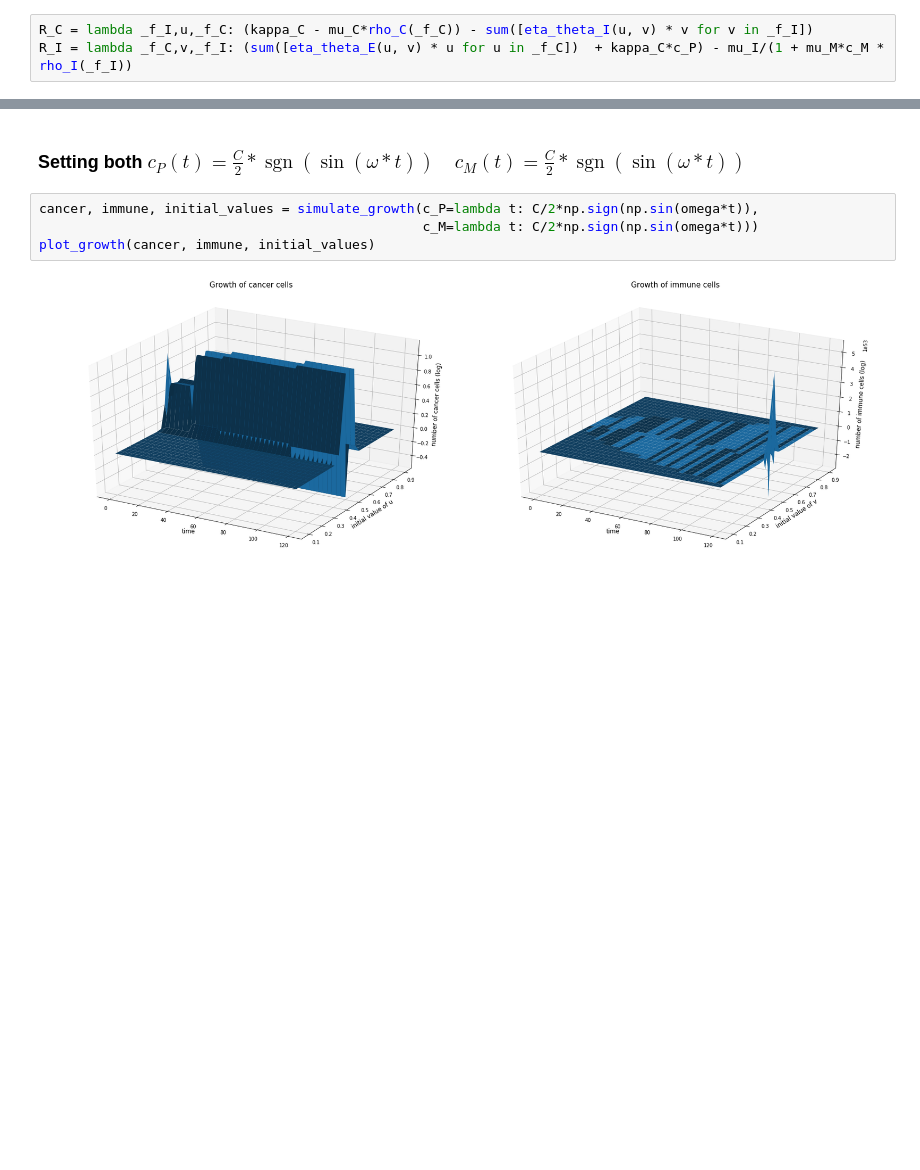
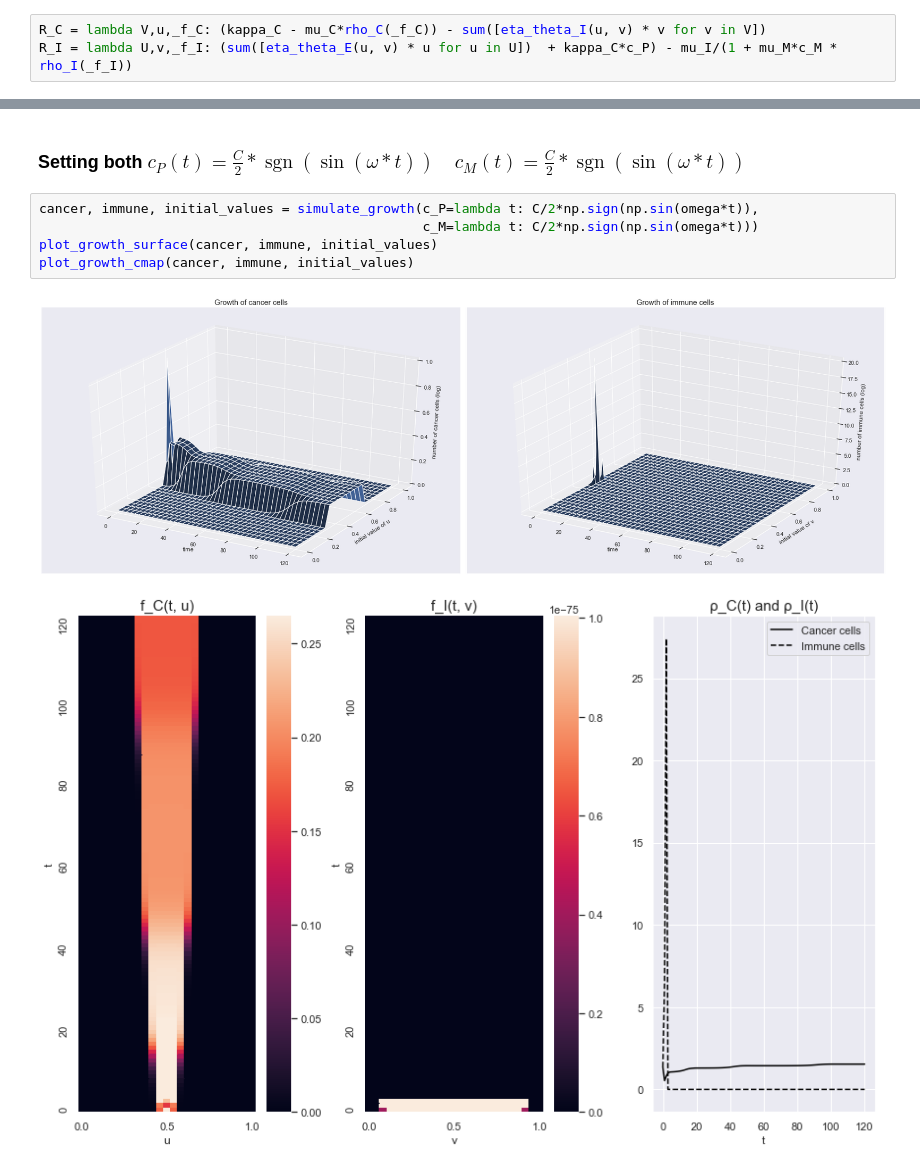
Before and after one commit to remuzel/Waiting-Time-Network-Effects, a Jupyter notebook: notebooks/Population Model of Competition.ipynb, the cells around one changed output, grey strips where cells are left out. Saved outputs shown, nothing was run; the diff lists cells and outputs as text; blank space fills up the shorter version.

Commit message:
Addding heatmap and rho plots to surface plots

```diff
--- a/notebooks/Population Model of Competition.ipynb
+++ b/notebooks/Population Model of Competition.ipynb
@@ -63,8 +64,8 @@ eta_theta_I = lambda u,v: np.exp(-theta_I*np.square(np.abs(u-v)))
 # %% [markdown]
 ###  $R_{C, I}$ the proliferation rates.
 # %%
-R_C = lambda _f_I,u,_f_C: (kappa_C - mu_C*rho_C(_f_C)) - sum([eta_theta_I(u, v) * v for v in _f_I])
-R_I = lambda _f_C,v,_f_I: (sum([eta_theta_E(u, v) * u for u in _f_C])  + kappa_C*c_P) - mu_I/(1 + mu_M*c_M * rho_I(_f_I))
+R_C = lambda V,u,_f_C: (kappa_C - mu_C*rho_C(_f_C)) - sum([eta_theta_I(u, v) * v for v in V])
+R_I = lambda U,v,_f_I: (sum([eta_theta_E(u, v) * u for u in U])  + kappa_C*c_P) - mu_I/(1 + mu_M*c_M * rho_I(_f_I))
 # %% [markdown]
 ## Modelling the growth
 
@@ -193,9 +275,11 @@ plot_growth(cancer, immune, initial_values, t=12)
 # %%
 cancer, immune, initial_values = simulate_growth(c_P=lambda t: C/2*np.sign(np.sin(omega*t)),
                                                  c_M=lambda t: C/2*np.sign(np.sin(omega*t)))
-plot_growth(cancer, immune, initial_values)
+plot_growth_surface(cancer, immune, initial_values)
+plot_growth_cmap(cancer, immune, initial_values)
 # %% [output]
-[figure, old version]
+[figure, new version]
+[figure, added]
 # %%
 cancer, immune, initial_values = simulate_growth(c_P=lambda t: C/2*np.sign(np.sin(omega*t)),
                                                  c_M=lambda t: C/2*np.sign(np.sin(omega*t)), t=15)
```
Also changed, not shown: parts of 9 cells of this notebook.
